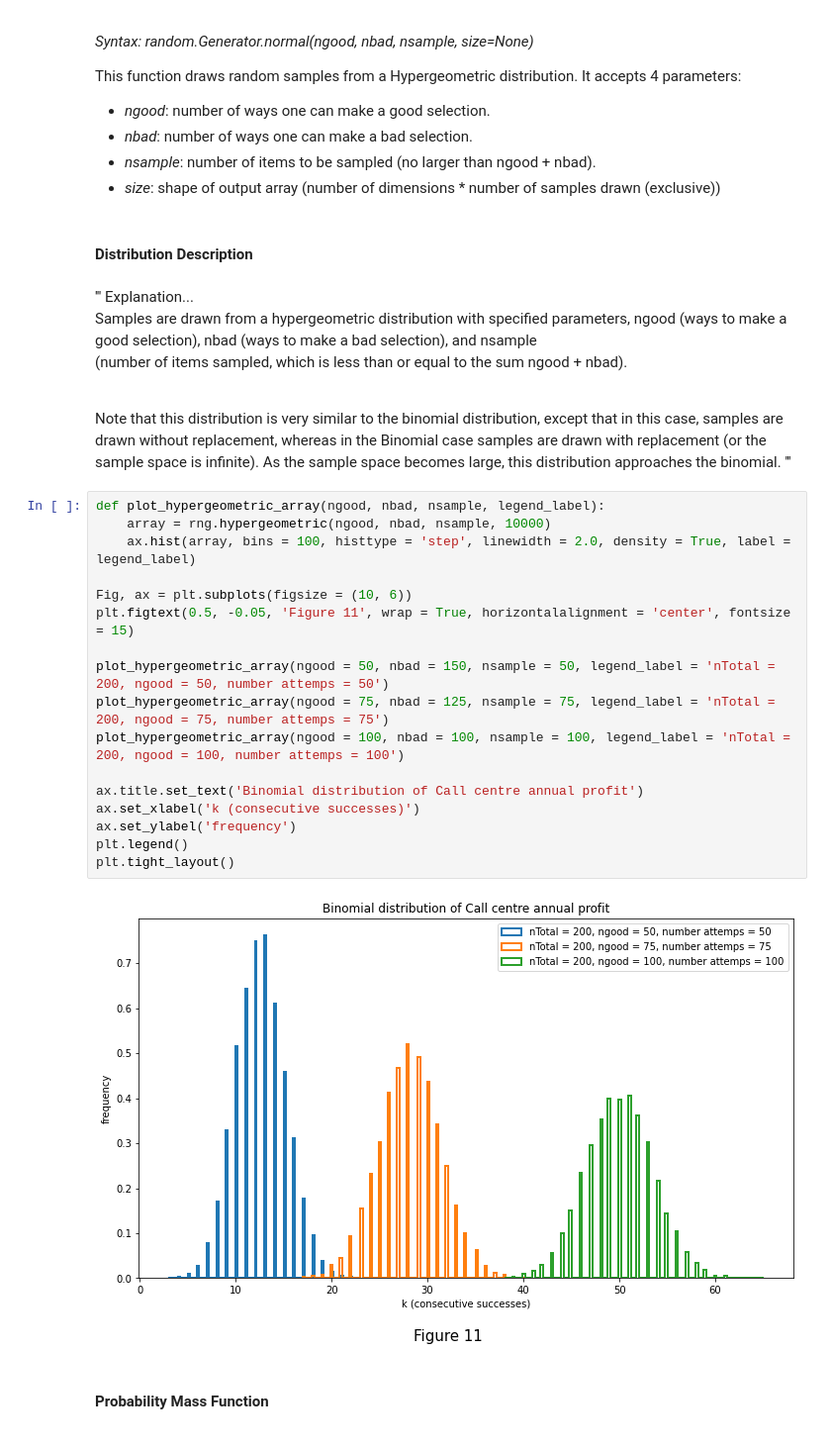
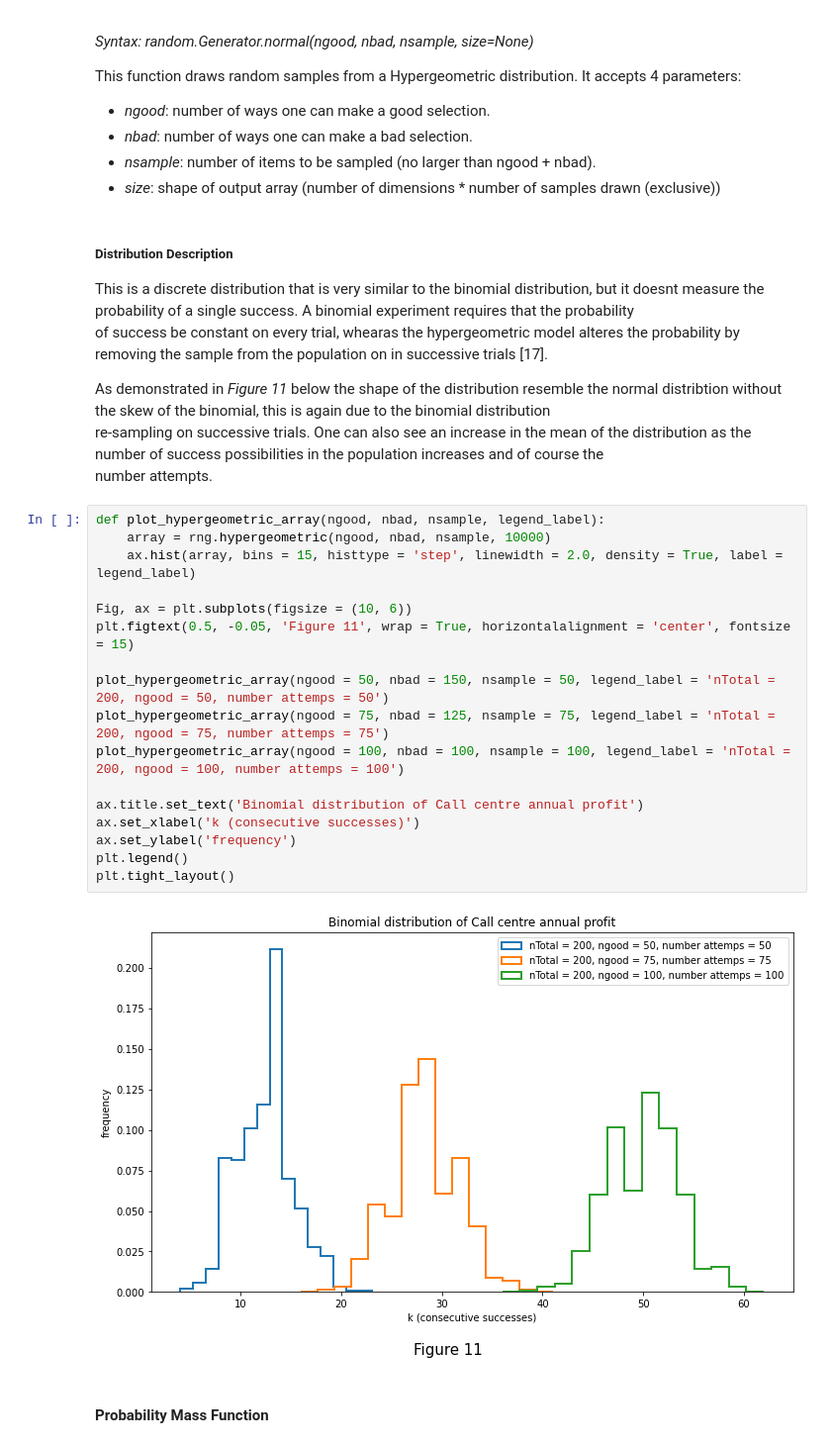
Before and after one commit to CiaranMoran27/playing_with_jupyter, a Jupyter notebook: numpy-random.ipynb, the cells around one changed output. Shown at 99% size. Cells and saved outputs as stored; diff of their text form.

```diff
--- a/numpy-random.ipynb
+++ b/numpy-random.ipynb
@@ -668,39 +668,34 @@ This function draws random samples from a Hypergeometric  distribution. It accep
 - *nbad*: number of ways one can make a bad selection.
 - *nsample*: number of items to be sampled (no larger than ngood + nbad).
 - *size*: shape of output array (number of dimensions * number of samples drawn (exclusive))
-# %% [markdown]
-#### Distribution Description
 # %% [markdown]
-'''
-Explanation...<br>
-Samples are drawn from a hypergeometric distribution with specified parameters, ngood (ways to make a good selection), nbad (ways to make a bad selection), and nsample <br>
-(number of items sampled, which is less than or equal to the sum ngood + nbad).
+##### Distribution Description
 
-<br>
+This is a discrete distribution that is very similar to the binomial distribution, but it doesnt measure the probability of a single success. A binomial experiment requires that the probability<br>
+of success be constant on every trial, whearas the hypergeometric model alteres the probability by removing the sample from the population on in successive trials [17].
 
-Note that this distribution is very similar to the binomial distribution, except that in this case, samples are drawn without replacement,
-whereas in the Binomial case samples are drawn with replacement (or the sample space is infinite). As the sample space becomes large,
-this distribution approaches the binomial.
-'''
+As demonstrated in *Figure 11* below the shape of the distribution resemble the normal distribtion without the skew of the binomial, this is again due to the binomial distribution<br>
+re-sampling on successive trials. One can also see an increase in the mean of the distribution as the number of success possibilities in the population increases and of course the<br>
+number attempts.
 # %%
 def plot_hypergeometric_array(ngood, nbad, nsample, legend_label):
     array = rng.hypergeometric(ngood, nbad, nsample, 10000)
-    ax.hist(array, bins = 100, histtype = 'step', linewidth = 2.0, density = True, label = legend_label)
+    ax.hist(array, bins = 15, histtype = 'step', linewidth = 2.0, density = True, label = legend_label)
 
 Fig, ax = plt.subplots(figsize = (10, 6))
 plt.figtext(0.5, -0.05, 'Figure 11', wrap = True, horizontalalignment = 'center', fontsize = 15)
 
 plot_hypergeometric_array(ngood = 50, nbad = 150, nsample = 50, legend_label = 'nTotal = 200, ngood = 50, number attemps = 50')
 plot_hypergeometric_array(ngood = 75, nbad = 125, nsample = 75, legend_label = 'nTotal = 200, ngood = 75, number attemps = 75')
 plot_hypergeometric_array(ngood = 100, nbad = 100, nsample = 100, legend_label = 'nTotal = 200, ngood = 100, number attemps = 100')
 
 ax.title.set_text('Binomial distribution of Call centre annual profit')
 ax.set_xlabel('k (consecutive successes)')
 ax.set_ylabel('frequency')
 plt.legend()
 plt.tight_layout()
 # %% [output]
-[figure, old version]
+[figure, new version]
 # %% [markdown]
 #### Probability Mass Function
 # %% [markdown]
```
Also changed, not shown: parts of 19 cells of this notebook.
